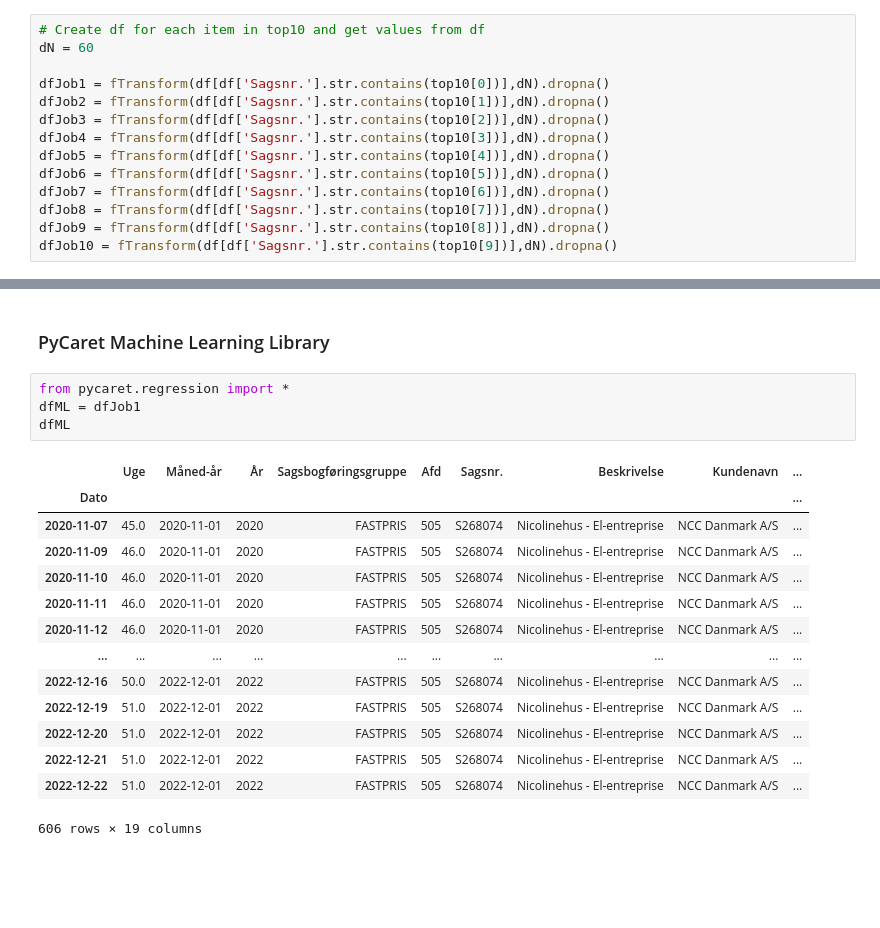
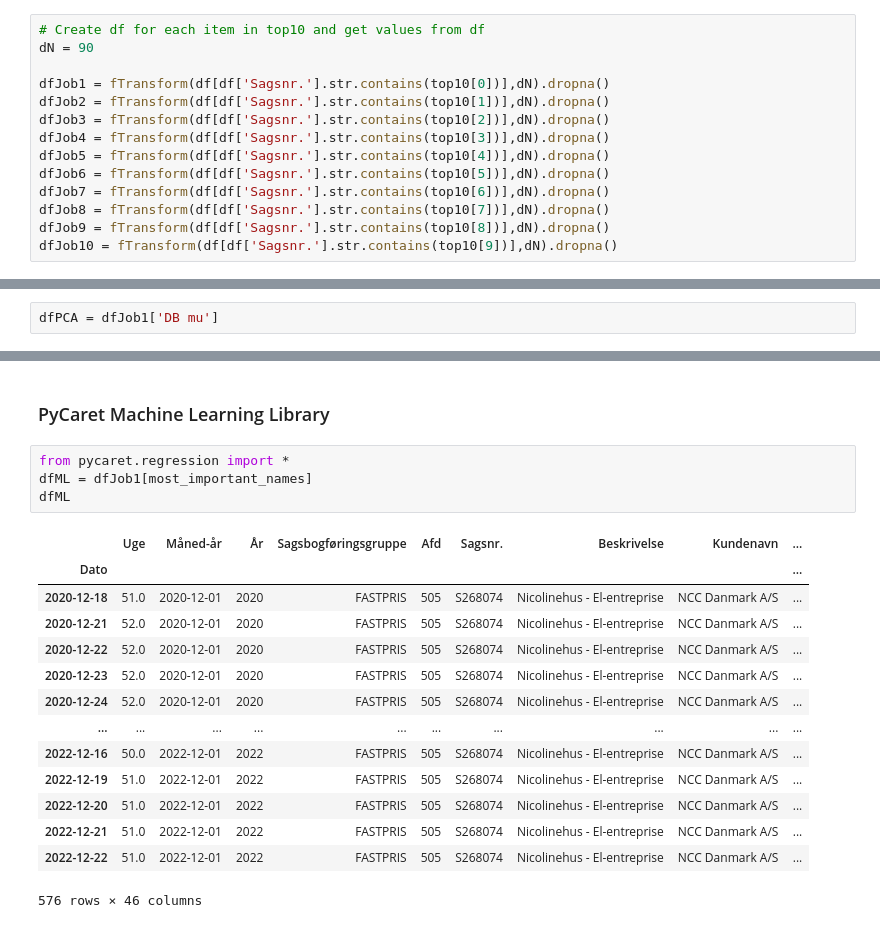
Before and after one commit to tobiasbrammer/4873-Project-based-Internship, a Jupyter notebook: Time Series Analysis/Udtræk.ipynb, the cells around one changed output, grey strips where cells are left out. Cells and saved outputs as stored; diff of their text form; blank space fills up the shorter version.

```diff
--- a/Time Series Analysis/Udtræk.ipynb
+++ b/Time Series Analysis/Udtræk.ipynb
@@ -236,7 +247,7 @@ def fTransform(df,dN):
     return df
 # %%
 # Create df for each item in top10 and get values from df
-dN = 60
+dN = 90
 
 dfJob1 = fTransform(df[df['Sagsnr.'].str.contains(top10[0])],dN).dropna()
 dfJob2 = fTransform(df[df['Sagsnr.'].str.contains(top10[1])],dN).dropna()
@@ -1212,3 +1475,5 @@ dfPCA = dfJob5['DG']
+# %%
+dfPCA = dfJob1['DB mu']
 # %%
 # Choosing hyper-parameters and Create Trajectory Matrix
 N = len(dfPCA)
@@ -1389,23 +1654,23 @@ dfJob1[most_important_names]
 ### PyCaret Machine Learning Library ###
 # %%
 from pycaret.regression import *
-dfML = dfJob1
+dfML = dfJob1[most_important_names]
 dfML
 # %% [output]
 |  | Uge | Måned-år | År | Sagsbogføringsgruppe | Afd | Sagsnr. | Beskrivelse | Kundenavn | ... |
 | Dato |  |  |  |  |  |  |  |  | ... |
-| 2020-11-07 | 45.0 | 2020-11-01 | 2020 | FASTPRIS | 505 | S268074 | Nicolinehus - El-entreprise | NCC Danmark A/S | ... |
-| 2020-11-09 | 46.0 | 2020-11-01 | 2020 | FASTPRIS | 505 | S268074 | Nicolinehus - El-entreprise | NCC Danmark A/S | ... |
-| 2020-11-10 | 46.0 | 2020-11-01 | 2020 | FASTPRIS | 505 | S268074 | Nicolinehus - El-entreprise | NCC Danmark A/S | ... |
-| 2020-11-11 | 46.0 | 2020-11-01 | 2020 | FASTPRIS | 505 | S268074 | Nicolinehus - El-entreprise | NCC Danmark A/S | ... |
-| 2020-11-12 | 46.0 | 2020-11-01 | 2020 | FASTPRIS | 505 | S268074 | Nicolinehus - El-entreprise | NCC Danmark A/S | ... |
+| 2020-12-18 | 51.0 | 2020-12-01 | 2020 | FASTPRIS | 505 | S268074 | Nicolinehus - El-entreprise | NCC Danmark A/S | ... |
+| 2020-12-21 | 52.0 | 2020-12-01 | 2020 | FASTPRIS | 505 | S268074 | Nicolinehus - El-entreprise | NCC Danmark A/S | ... |
+| 2020-12-22 | 52.0 | 2020-12-01 | 2020 | FASTPRIS | 505 | S268074 | Nicolinehus - El-entreprise | NCC Danmark A/S | ... |
+| 2020-12-23 | 52.0 | 2020-12-01 | 2020 | FASTPRIS | 505 | S268074 | Nicolinehus - El-entreprise | NCC Danmark A/S | ... |
+| 2020-12-24 | 52.0 | 2020-12-01 | 2020 | FASTPRIS | 505 | S268074 | Nicolinehus - El-entreprise | NCC Danmark A/S | ... |
 | ... | ... | ... | ... | ... | ... | ... | ... | ... | ... |
 | 2022-12-16 | 50.0 | 2022-12-01 | 2022 | FASTPRIS | 505 | S268074 | Nicolinehus - El-entreprise | NCC Danmark A/S | ... |
 | 2022-12-19 | 51.0 | 2022-12-01 | 2022 | FASTPRIS | 505 | S268074 | Nicolinehus - El-entreprise | NCC Danmark A/S | ... |
 | 2022-12-20 | 51.0 | 2022-12-01 | 2022 | FASTPRIS | 505 | S268074 | Nicolinehus - El-entreprise | NCC Danmark A/S | ... |
 | 2022-12-21 | 51.0 | 2022-12-01 | 2022 | FASTPRIS | 505 | S268074 | Nicolinehus - El-entreprise | NCC Danmark A/S | ... |
 | 2022-12-22 | 51.0 | 2022-12-01 | 2022 | FASTPRIS | 505 | S268074 | Nicolinehus - El-entreprise | NCC Danmark A/S | ... |
-606 rows × 19 columns
+576 rows × 46 columns
 # %%
 # Setup the model #
 s = setup(dfML, target = 'DB', fold_shuffle=True)
```
Also changed, not shown: parts of 13 cells of this notebook, 46 other files.
